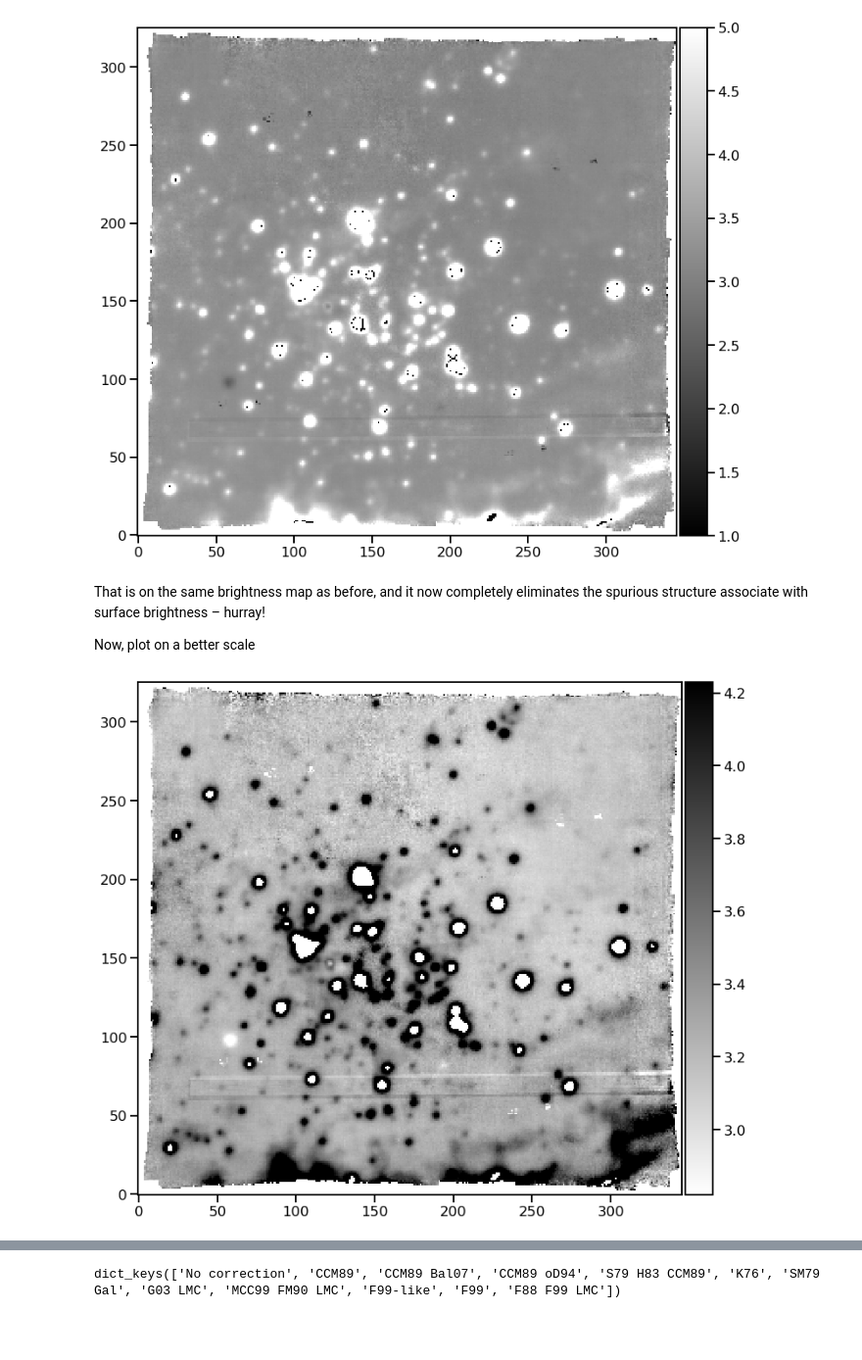
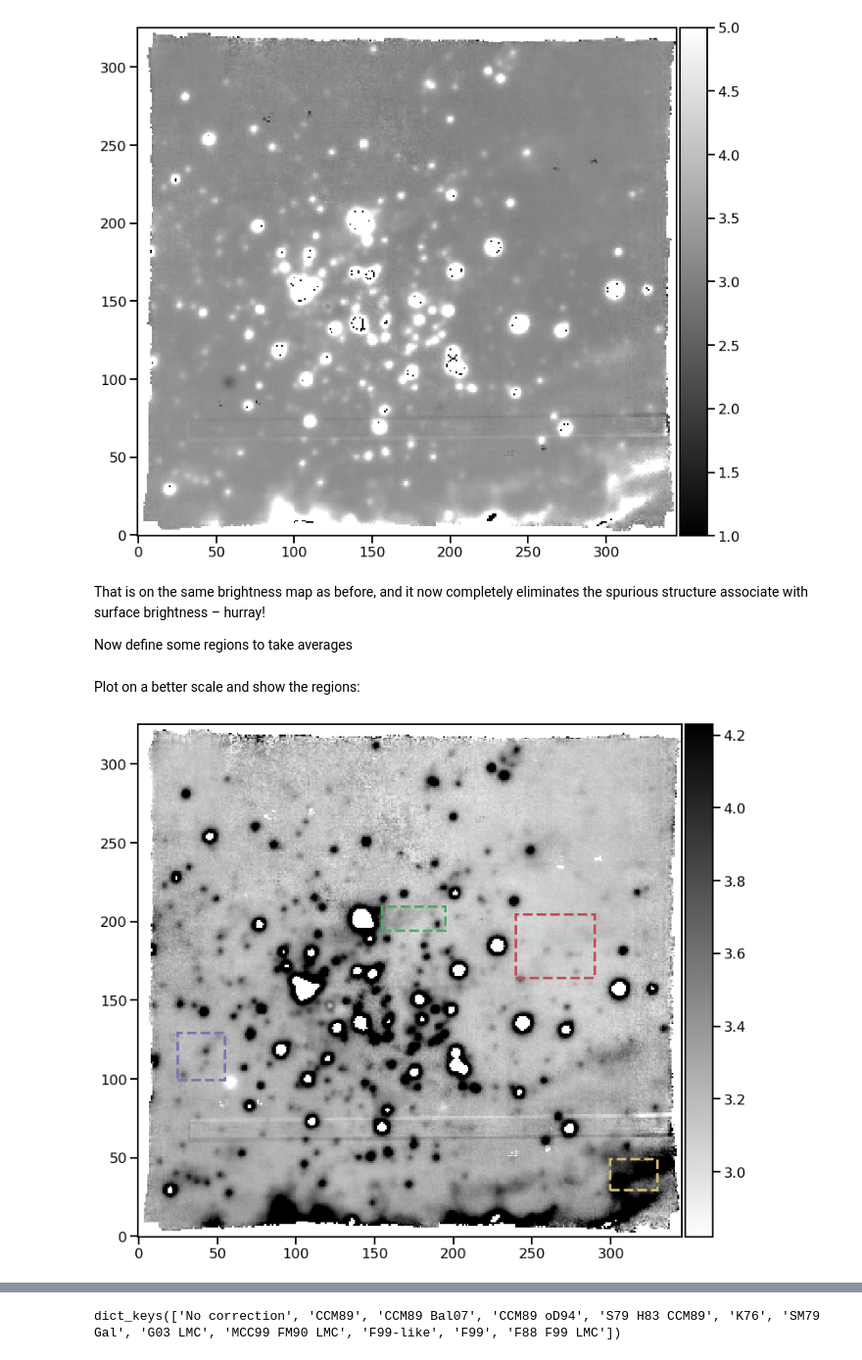
Before and after one commit to will-henney/muse-hii-regions, a Jupyter notebook: notebooks/01-01-more-line-ratios.ipynb, the cells around one changed output, grey strips where cells are left out. Shown at 98% size. Cells and saved outputs as stored; diff of their text form; code cells hidden in the pictures; blank space fills up the shorter version.

```diff
--- a/notebooks/01-01-more-line-ratios.ipynb
+++ b/notebooks/01-01-more-line-ratios.ipynb
@@ -137,15 +145,42 @@ fig, ax = plt.subplots(figsize=(12, 12))
 # %% [markdown]
 That is on the same brightness map as before, and it now completely eliminates the spurious structure associate with surface brightness – hurray!
 
-Now, plot on a better scale
+Now define some regions to take averages
+# %%
+boxes = {
+    "sw filament": regions.BoundingBox(
+        iymin=30, iymax=50, ixmin=300, ixmax=330,
+    ),
+    "bow shock": regions.BoundingBox(
+        iymin=165, iymax=205, ixmin=240, ixmax=290,
+    ),
+    "w filament": regions.BoundingBox(
+        iymin=100, iymax=130, ixmin=25, ixmax=55,
+    ),
+    "c filament": regions.BoundingBox(
+        iymin=195, iymax=210, ixmin=155, ixmax=195,
+    ),
+}
+# %% [markdown]
+Plot on a better scale and show the regions:
 # %%
 fig, ax = plt.subplots(figsize=(12, 12))
 (imha/(imhb - hbfix)).plot(
     vmin=R0, vmax=1.5*R0,
     scale="linear",
     cmap="gray_r", colorbar="v",
-);
+)
+
+for box, c in zip(boxes.values(), "yrmgc"):
+    box.plot(
+        ax=ax,
+        lw=3,
+        edgecolor=c,
+        linestyle="dashed",
+#        facecolor=(1.0, 1.0, 1.0, 0.4),
+        fill=False,
+    );
 # %% [output]
-[figure, old version]
+[figure, new version]
 # %% [markdown]
 We can see some very high extinction at in the S filaments.  And some small increase in extinction in the main diagonal filament.  This is probably limited having foreground emission to some extent.
```
Also changed, not shown: parts of 27 cells of this notebook, 7 other files.
